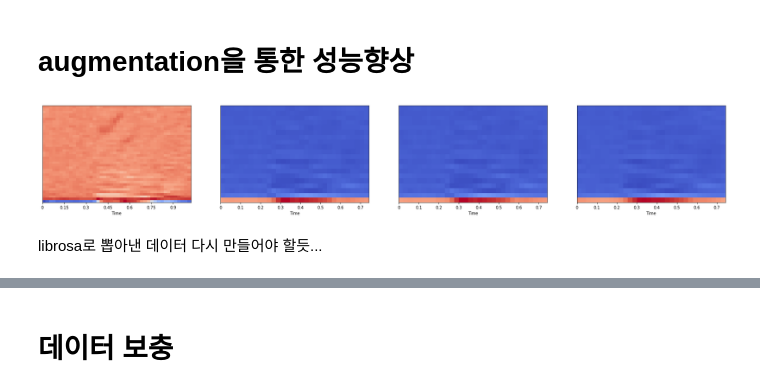
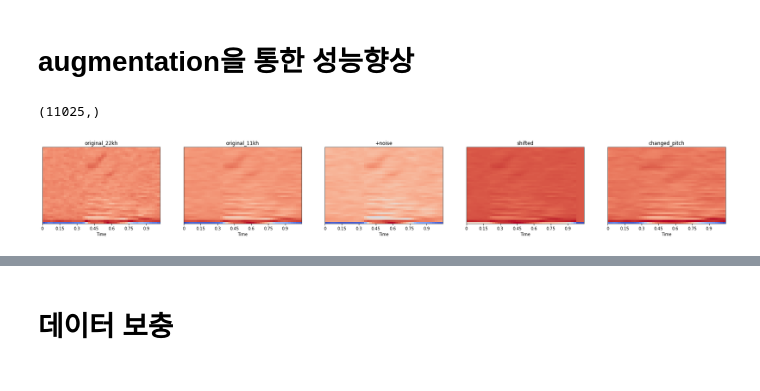
Before and after one commit to 100jy/voice_competition, a Jupyter notebook: 데이터_EDA.ipynb, the cells around one changed output, grey strips where cells are left out. Drawn from its saved outputs; the diff is of its cells as text; code cells hidden in the pictures.

```diff
--- a/데이터_EDA.ipynb
+++ b/데이터_EDA.ipynb
@@ -82,52 +82,55 @@ scale후에도 정보의 손실 거의 없다...
 # augmentation을 통한 성능향상
 # %%
 #noising
-def noising(data,k):
-  noise = np.random.rand(len(data)) * k
+def noising(data,noise_factor):
+  noise = np.random.rand(len(data)) * noise_factor
   augmented = data + noise
   return augmented
 
 # shifting
 def shifting(data,direc):
   result  = np.zeros_like(data)
-  k = int(np.random.randint(0,1) * (len(data)/20))
+  k = int(np.random.randint(1,3) * (len(data)/15))
   #right
   if direc == '0':
-    result[k:] = data[:len(data)-k+1]
+    result[k:] = data[:len(data)-k]
   else:
-    result[:len(data)-k+1] = data[k:]
+    result[:len(data)-k] = data[k:]
   return result
 
 #pith를 조절
 def change_pitch(data,sr,k):
   return librosa.effects.pitch_shift(data,sr, k)
 # %%
-data = pd.read_pickle('drive/My Drive/data/x_trian_by_librosa.pickle')
-data = data.values
+data_11kH = pd.read_pickle('drive/My Drive/data/x_trian_sr_11025.pickle')
+data_11kH = data_11kH.values
+# %%
+data_11kH[0].shape,
+# %% [output]
+(11025,)
 # %%
 data_MFCC = pd.read_pickle('drive/My Drive/data/x_trian_MFCC.pickle')
 data_MFCC = data_MFCC.values
 # %%
-noise_fac = np.random.randint(1,5)
-data_noise = noising(data[0],noise_fac)
-data_shifted = shifting(data[0],0)
-factor = np.random.randint(-5,5)
-data_pitch = change_pitch(data[0],22000,factor)
+noise_fac = 0.05
+data_noise = noising(data_11kH[0],noise_fac)
+data_shifted = shifting(data_11kH[0],0)
+pitch_factor = np.random.rand(1)
+data_pitch = change_pitch(data_11kH[0],11025, pitch_factor)
 # %%
-aug_data = [data_MFCC[0],data_noise,data_shifted,data_pitch]
-labels = ['original','+noise','shifted','changed_pitch']
+aug_data = [data_MFCC[0],data_11kH[0],data_noise,data_shifted,data_pitch]
+labels = ['original_22kh','original_11kh','+noise','shifted','changed_pitch']
 # %%
 plt.figure(figsize=(30,20))
 for i,data in enumerate(aug_data):
-  s = '44'+str(i+1)
+  s = '55'+str(i+1)
   plt.subplot(int(s))
   if i == 0:
     mfcc = data.reshape(40,-1)
+    librosa.display.specshow(mfcc, x_axis='time')
   else:
-    mfcc = librosa.feature.mfcc(data,16000,n_mels=40)
-  librosa.display.specshow(mfcc, x_axis='time')
+    mfcc = librosa.feature.mfcc(data,sr = 11025, n_mfcc=40, fmax=3000, hop_length = int(11025/44))
+    librosa.display.specshow(mfcc, x_axis='time')
   plt.title(labels[i])
 # %% [output]
-[figure, old version]
+[figure, new version]
-# %% [markdown]
-librosa로 뽑아낸 데이터 다시 만들어야 할듯...
```
Also changed, not shown: parts of 6 cells of this notebook.
